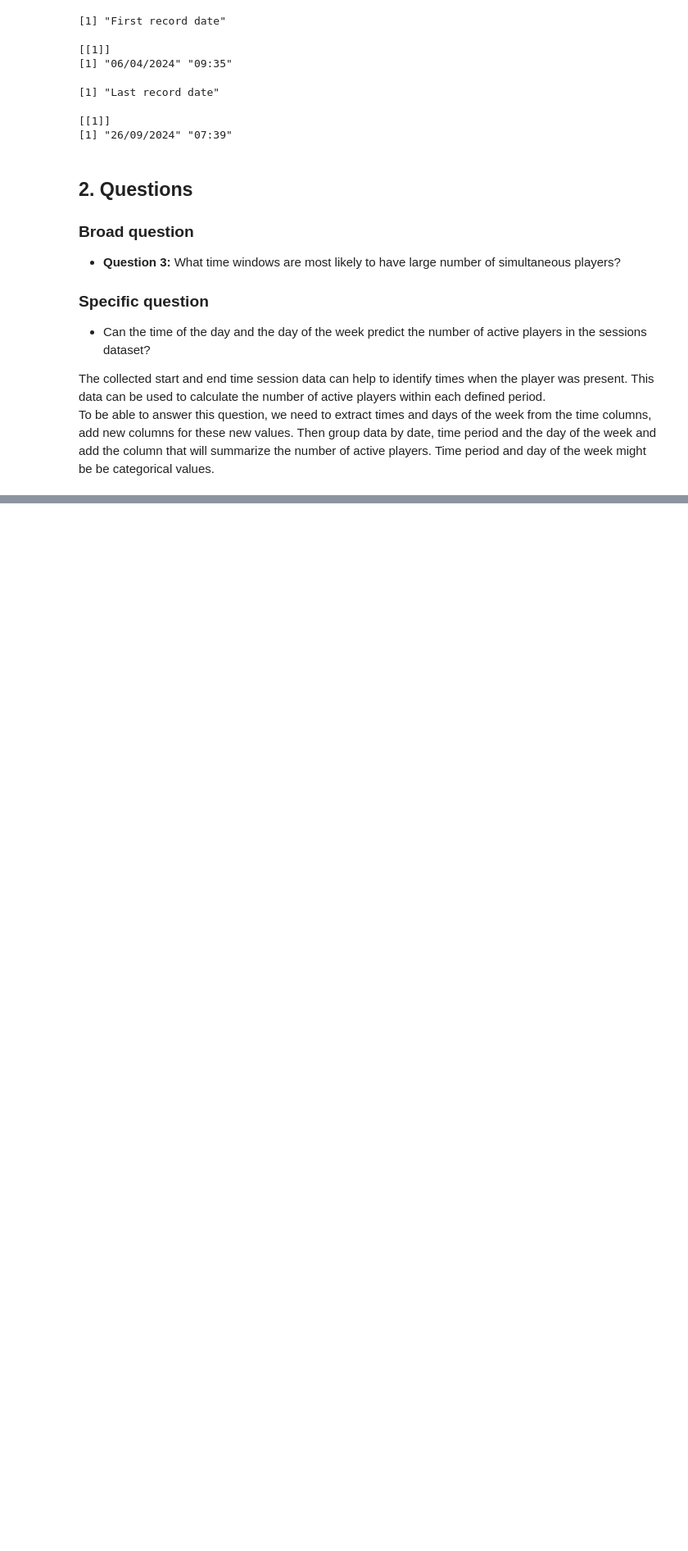
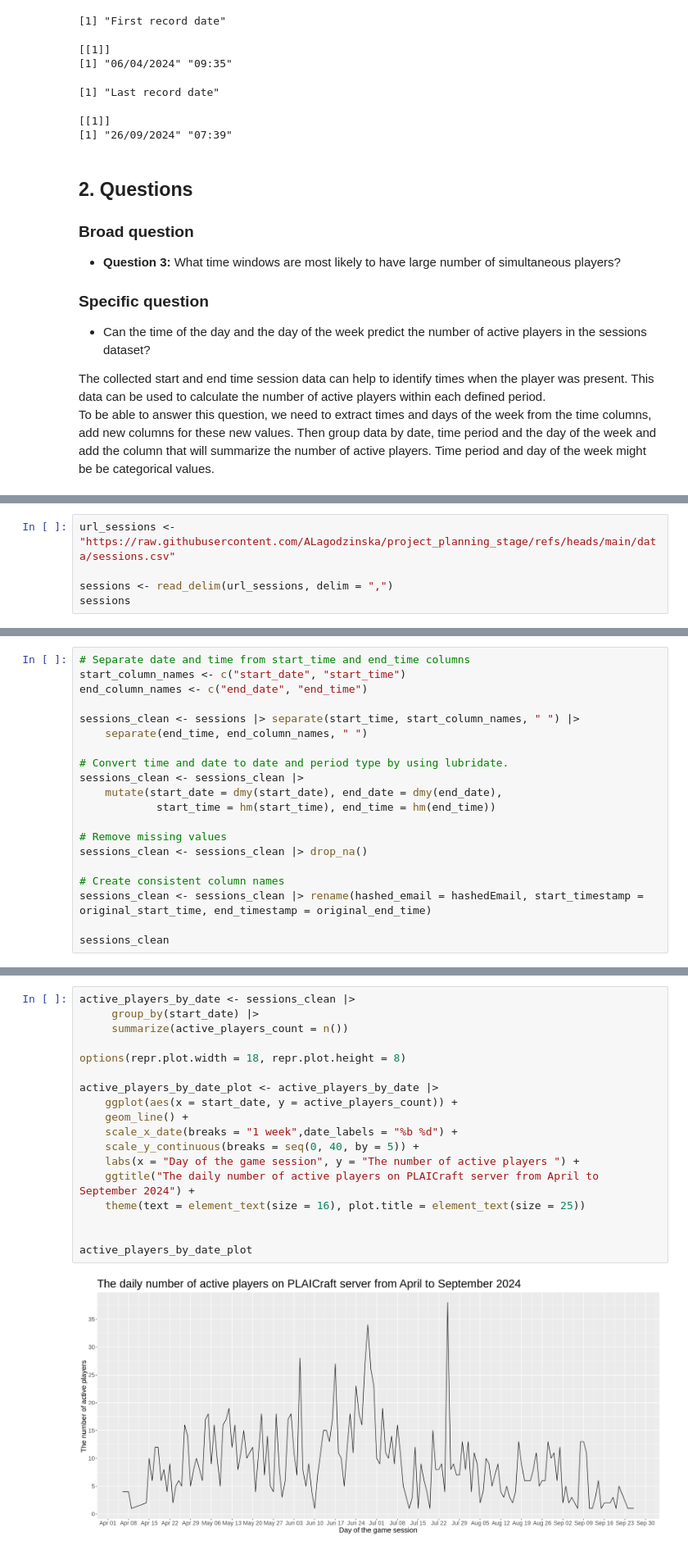
Before and after one commit to ALagodzinska/project_planning_stage, a Jupyter notebook: ProjectPlanning.ipynb, the cells around one changed output, grey strips where cells are left out. Shown at 82% size. Cells and saved outputs as stored; diff of their text form; blank space fills up the shorter version.

```diff
--- a/ProjectPlanning.ipynb
+++ b/ProjectPlanning.ipynb
@@ -180,0 +216,5 @@ To be able to answer this question, we need to extract times and days of the wee
+# %%
+url_sessions <- "https://raw.githubusercontent.com/ALagodzinska/project_planning_stage/refs/heads/main/data/sessions.csv"
+
+sessions <- read_delim(url_sessions, delim = ",")
+sessions
@@ -180,0 +274,20 @@ To be able to answer this question, we need to extract times and days of the wee
+# %%
+# Separate date and time from start_time and end_time columns
+start_column_names <- c("start_date", "start_time")
+end_column_names <- c("end_date", "end_time")
+
+sessions_clean <- sessions |> separate(start_time, start_column_names, " ") |>
+    separate(end_time, end_column_names, " ")
+
+# Convert time and date to date and period type by using lubridate.
+sessions_clean <- sessions_clean |>
+    mutate(start_date = dmy(start_date), end_date = dmy(end_date),
+            start_time = hm(start_time), end_time = hm(end_time))
+
+# Remove missing values
+sessions_clean <- sessions_clean |> drop_na()
+
+# Create consistent column names
+sessions_clean <- sessions_clean |> rename(hashed_email = hashedEmail, start_timestamp = original_start_time, end_timestamp = original_end_time)
+
+sessions_clean
@@ -180,0 +324,20 @@ To be able to answer this question, we need to extract times and days of the wee
+# %%
+active_players_by_date <- sessions_clean |>
+     group_by(start_date) |>
+     summarize(active_players_count = n())
+
+options(repr.plot.width = 18, repr.plot.height = 8)
+
+active_players_by_date_plot <- active_players_by_date |>
+    ggplot(aes(x = start_date, y = active_players_count)) +
+    geom_line() +
+    scale_x_date(breaks = "1 week",date_labels = "%b %d") +
+    scale_y_continuous(breaks = seq(0, 40, by = 5)) +
+    labs(x = "Day of the game session", y = "The number of active players ") +
+    ggtitle("The daily number of active players on PLAICraft server from April to September 2024") +
+    theme(text = element_text(size = 16), plot.title = element_text(size = 25))
+
+
+active_players_by_date_plot
+# %% [output]
+[figure, added]
```
Also changed, not shown: parts of 22 cells of this notebook.
